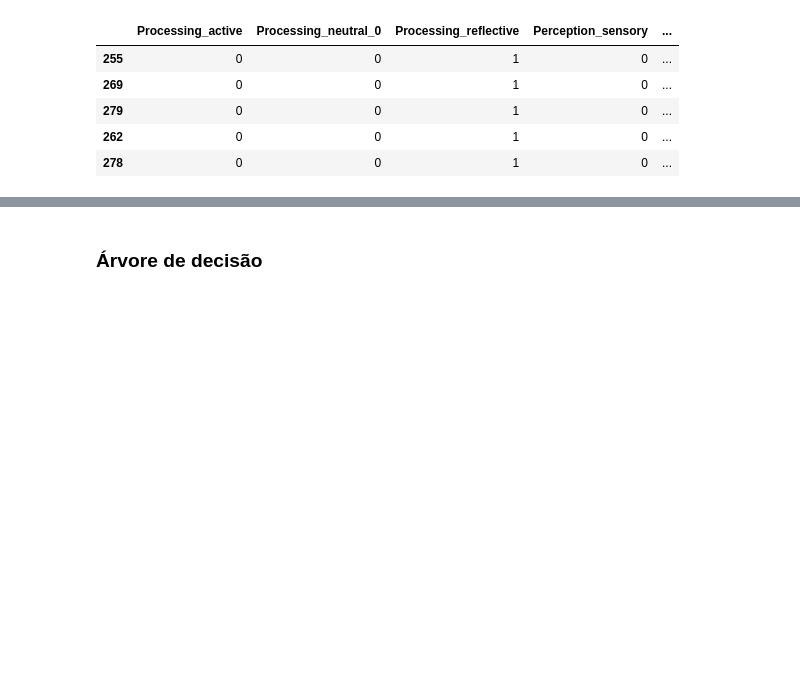
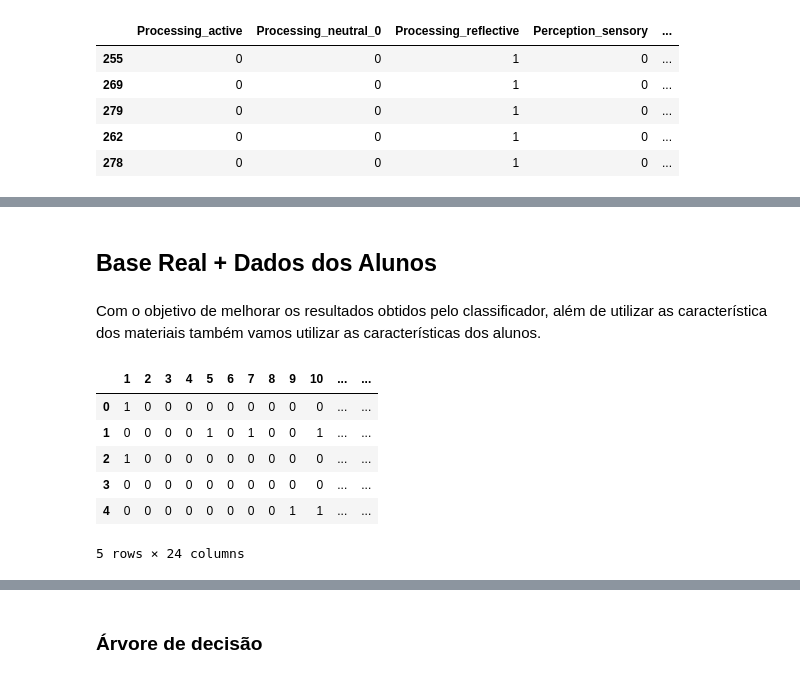
Before and after one commit to BravoNatalie/TCC-repo, a Jupyter notebook: analysis.ipynb, the cells around one changed output, grey strips where cells are left out. Drawn from its saved outputs; the diff is of its cells as text; code cells hidden in the pictures; blank space fills up the shorter version.

```diff
--- a/analysis.ipynb
+++ b/analysis.ipynb
@@ -583,0 +623,17 @@ lomDf.head()
+# %% [markdown]
+##  Base Real + Dados dos Alunos
+# %% [markdown]
+Com o objetivo de melhorar os resultados obtidos pelo classificador, além de utilizar as característica dos materiais também vamos utilizar as características dos alunos.
+# %%
+header = [str(i) for i in range(0,284)]
+studentsSelectedMaterial = pd.read_csv(studentXselectedMaterials_file, names=header).transpose()
+studentsSelectedMaterial = studentsSelectedMaterial.replace({False:0, True:1})
+studentsSelectedMaterial.head()
+# %% [output]
+|  | 1 | 2 | 3 | 4 | 5 | 6 | 7 | 8 | 9 | 10 | ... | ... |
+| 0 | 1 | 0 | 0 | 0 | 0 | 0 | 0 | 0 | 0 | 0 | ... | ... |
+| 1 | 0 | 0 | 0 | 0 | 1 | 0 | 1 | 0 | 0 | 1 | ... | ... |
+| 2 | 1 | 0 | 0 | 0 | 0 | 0 | 0 | 0 | 0 | 0 | ... | ... |
+| 3 | 0 | 0 | 0 | 0 | 0 | 0 | 0 | 0 | 0 | 0 | ... | ... |
+| 4 | 0 | 0 | 0 | 0 | 0 | 0 | 0 | 0 | 1 | 1 | ... | ... |
+5 rows × 24 columns
```
Also changed, not shown: parts of 32 cells of this notebook, 24 other files.
